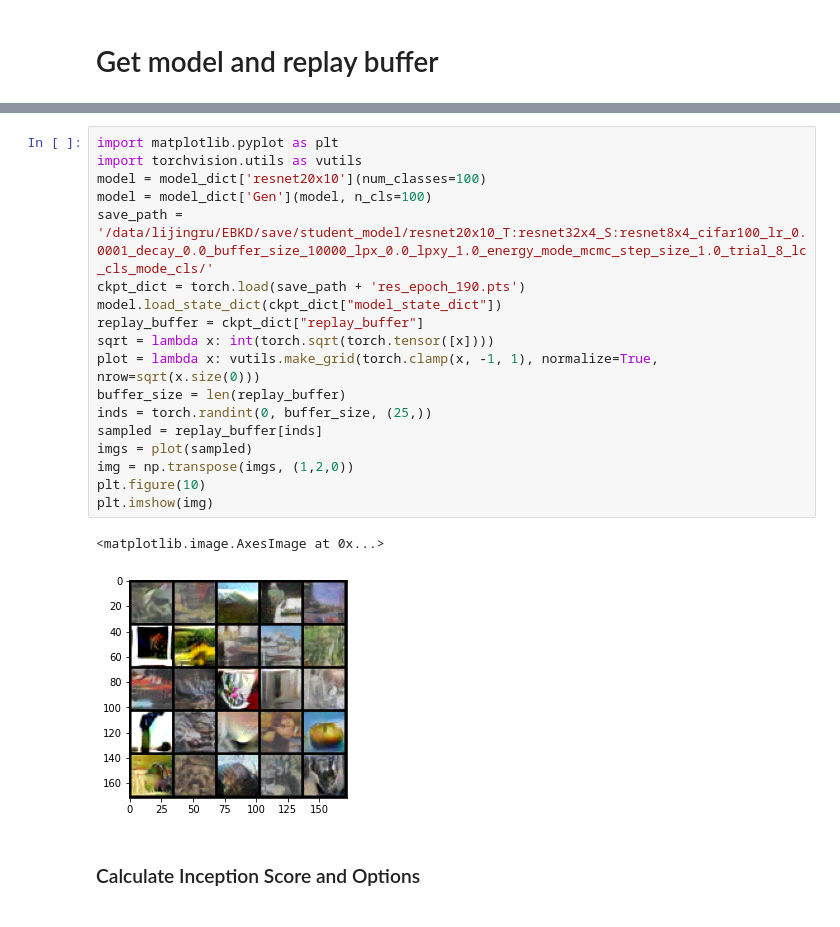
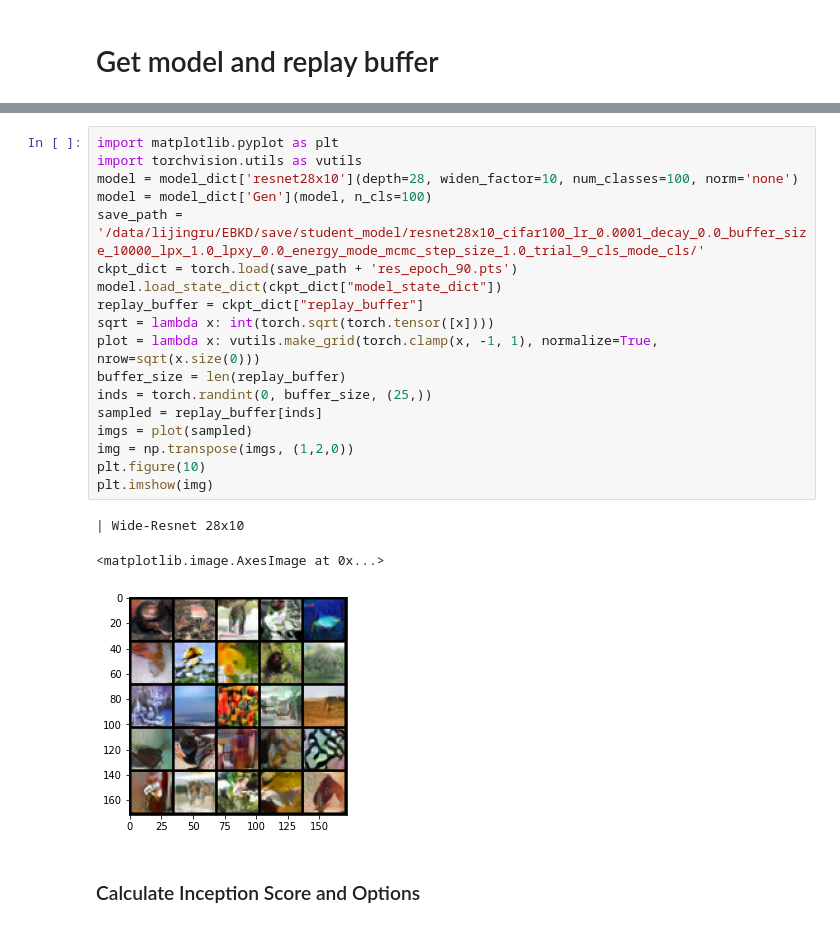
Before and after one commit to ljrprocc/EBKD, a Jupyter notebook: plot_energy_distribution.ipynb, the cells around one changed output, grey strips where cells are left out. Cells and saved outputs as stored; diff of their text form.

```diff
--- a/plot_energy_distribution.ipynb
+++ b/plot_energy_distribution.ipynb
@@ -20,24 +20,25 @@ res_epoch_10.pts      res_epoch_160.pts  res_epoch_40.pts
 # %%
 import matplotlib.pyplot as plt
 import torchvision.utils as vutils
-model = model_dict['resnet20x10'](num_classes=100)
+model = model_dict['resnet28x10'](depth=28, widen_factor=10, num_classes=100, norm='none')
 model = model_dict['Gen'](model, n_cls=100)
-save_path = '/data/lijingru/EBKD/save/student_model/resnet20x10_T:resnet32x4_S:resnet8x4_cifar100_lr_0.0001_decay_0.0_buffer_size_10000_lpx_0.0_lpxy_1.0_energy_mode_mcmc_step_size_1.0_trial_8_lc_cls_mode_cls/'
-ckpt_dict = torch.load(save_path + 'res_epoch_190.pts')
+save_path = '/data/lijingru/EBKD/save/student_model/resnet28x10_cifar100_lr_0.0001_decay_0.0_buffer_size_10000_lpx_1.0_lpxy_0.0_energy_mode_mcmc_step_size_1.0_trial_9_cls_mode_cls/'
+ckpt_dict = torch.load(save_path + 'res_epoch_90.pts')
 model.load_state_dict(ckpt_dict["model_state_dict"])
 replay_buffer = ckpt_dict["replay_buffer"]
 sqrt = lambda x: int(torch.sqrt(torch.tensor([x])))
 plot = lambda x: vutils.make_grid(torch.clamp(x, -1, 1), normalize=True, nrow=sqrt(x.size(0)))
 buffer_size = len(replay_buffer)
 inds = torch.randint(0, buffer_size, (25,))
 sampled = replay_buffer[inds]
 imgs = plot(sampled)
 img = np.transpose(imgs, (1,2,0))
 plt.figure(10)
 plt.imshow(img)
 # %% [output]
-<matplotlib.image.AxesImage at 0x...>
+| Wide-Resnet 28x10
+<matplotlib.image.AxesImage at 0x...>
-[figure, old version]
+[figure, new version]
 # %% [markdown]
 ### Calculate Inception Score and Options
 # %%
```
Also changed, not shown: parts of 15 cells of this notebook, 2 other files.
